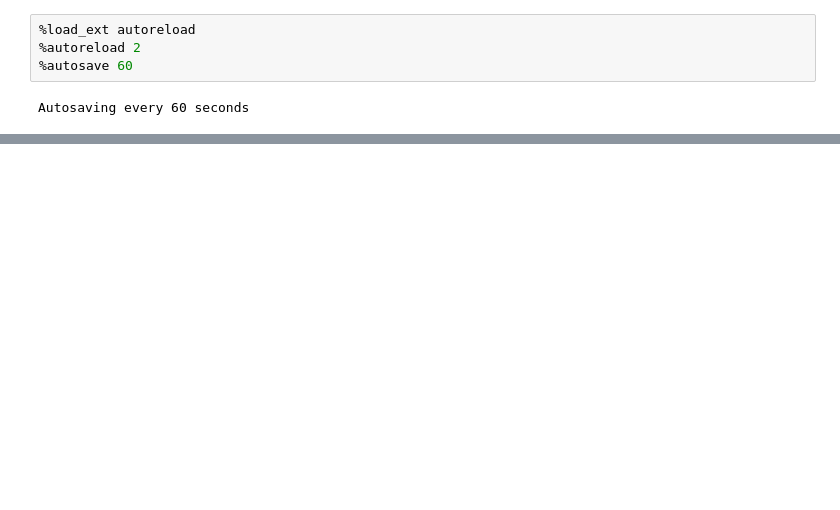
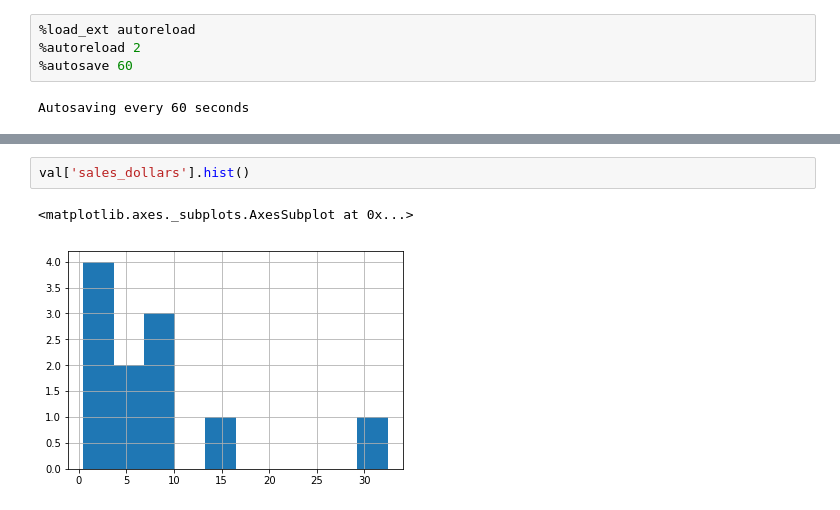
Before and after one commit to cluePrints/data-sci-fience, a Jupyter notebook: m5-forecasting-accuracy/0500. Pipeline-ish.ipynb, the cells around one changed output, grey strips where cells are left out. Saved outputs shown, nothing was run; the diff lists cells and outputs as text; blank space fills up the shorter version.

```diff
--- a/m5-forecasting-accuracy/0500. Pipeline-ish.ipynb
+++ b/m5-forecasting-accuracy/0500. Pipeline-ish.ipynb
@@ -215,0 +258,5 @@ _______________________________________join_w_prices cache loaded - 0.0s, 0.0min
+# %%
+val['sales_dollars'].hist()
+# %% [output]
+<matplotlib.axes._subplots.AxesSubplot at 0x...>
+[figure, added]
```
Also changed, not shown: parts of 10 cells of this notebook, 1 other file.
